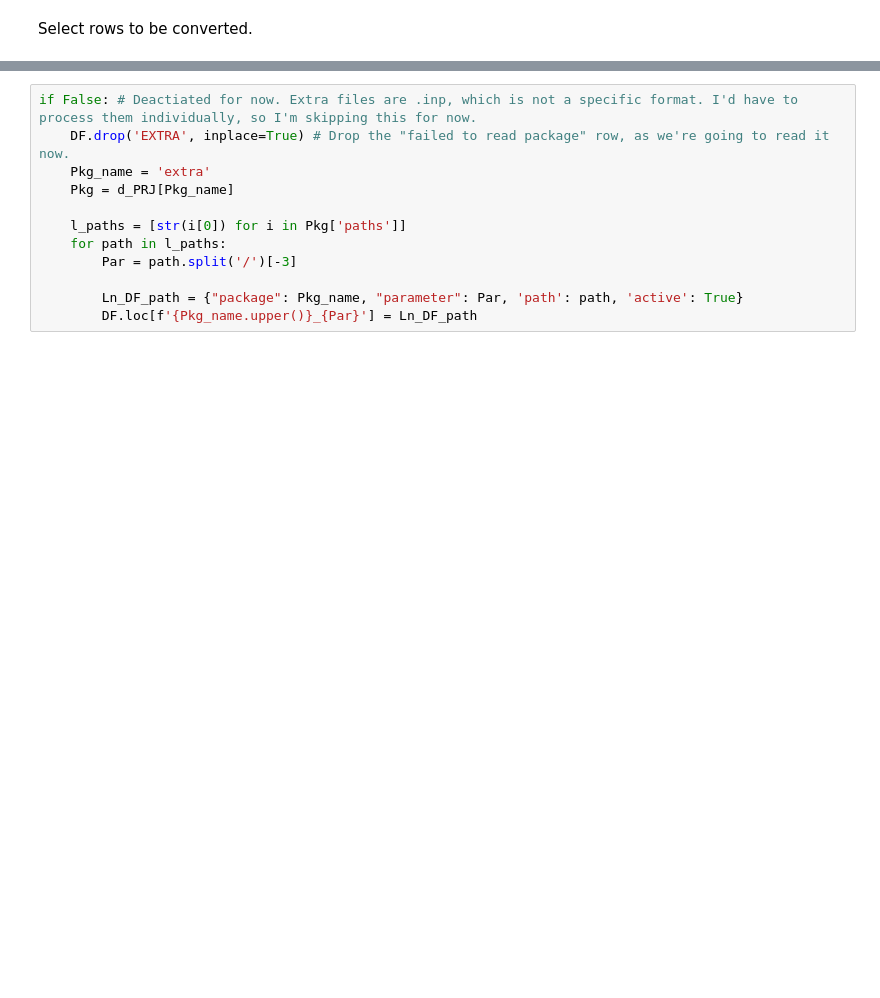
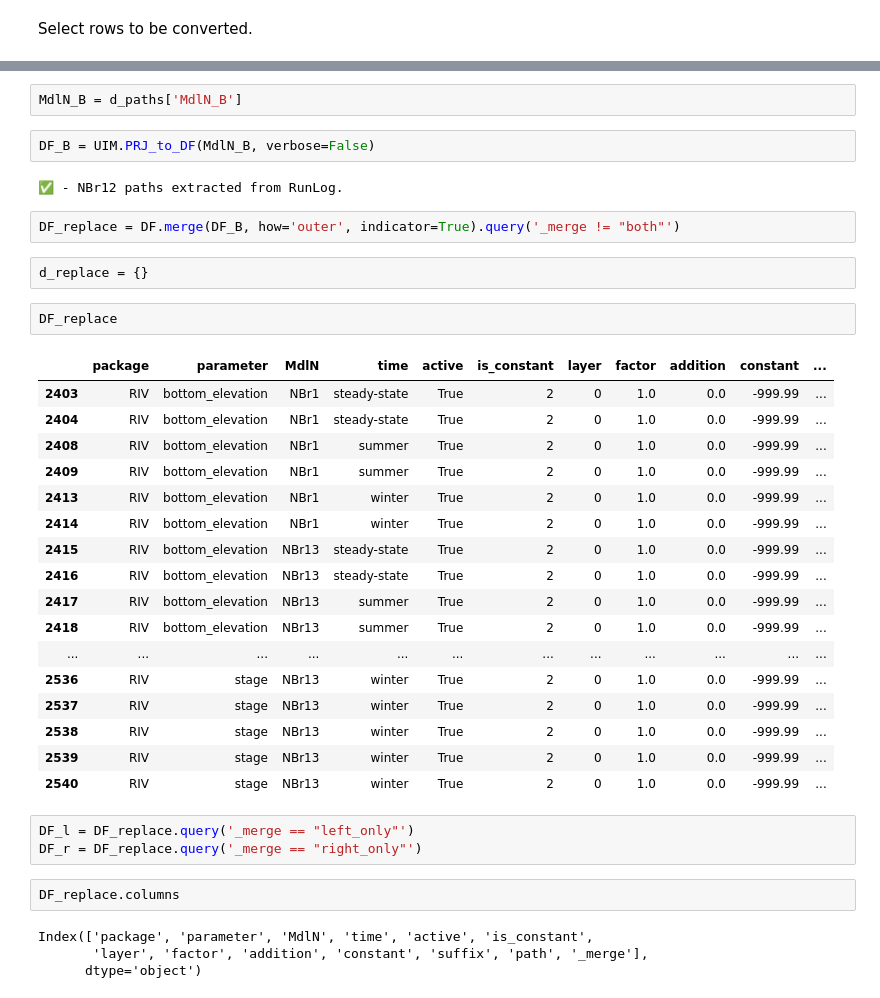
Before and after one commit to Ydrolog/WS_Mdl, a Jupyter notebook: code/PrP/Mdl_In_to_MM/Mdl_In_to_MM_NBr13.ipynb, the cells around one changed output, grey strips where cells are left out. Cells and saved outputs as stored; diff of their text form; blank space fills up the shorter version.

```diff
--- a/code/PrP/Mdl_In_to_MM/Mdl_In_to_MM_NBr13.ipynb
+++ b/code/PrP/Mdl_In_to_MM/Mdl_In_to_MM_NBr13.ipynb
@@ -111,12 +60,39 @@ print(f' {"-"*100}')
-# %%
-if False: # Deactiated for now. Extra files are .inp, which is not a specific format. I'd have to process them individually, so I'm skipping this for now.
-    DF.drop('EXTRA', inplace=True) # Drop the "failed to read package" row, as we're going to read it now.
-    Pkg_name = 'extra'
-    Pkg = d_PRJ[Pkg_name]
-
-    l_paths = [str(i[0]) for i in Pkg['paths']]
-    for path in l_paths:
-        Par = path.split('/')[-3]
-
-        Ln_DF_path = {"package": Pkg_name, "parameter": Par, 'path': path, 'active': True}
-        DF.loc[f'{Pkg_name.upper()}_{Par}'] = Ln_DF_path
+# %%
+MdlN_B = d_paths['MdlN_B']
+# %%
+DF_B = UIM.PRJ_to_DF(MdlN_B, verbose=False)
+# %% [output]
+✅ - NBr12 paths extracted from RunLog.
+# %%
+DF_replace = DF.merge(DF_B, how='outer', indicator=True).query('_merge != "both"')
+# %%
+d_replace = {}
+# %%
+DF_replace
+# %% [output]
+|  | package | parameter | MdlN | time | active | is_constant | layer | factor | addition | constant | ... |
+| 2403 | RIV | bottom_elevation | NBr1 | steady-state | True | 2 | 0 | 1.0 | 0.0 | -999.99 | ... |
+| 2404 | RIV | bottom_elevation | NBr1 | steady-state | True | 2 | 0 | 1.0 | 0.0 | -999.99 | ... |
+| 2408 | RIV | bottom_elevation | NBr1 | summer | True | 2 | 0 | 1.0 | 0.0 | -999.99 | ... |
+| 2409 | RIV | bottom_elevation | NBr1 | summer | True | 2 | 0 | 1.0 | 0.0 | -999.99 | ... |
+| 2413 | RIV | bottom_elevation | NBr1 | winter | True | 2 | 0 | 1.0 | 0.0 | -999.99 | ... |
+| 2414 | RIV | bottom_elevation | NBr1 | winter | True | 2 | 0 | 1.0 | 0.0 | -999.99 | ... |
+| 2415 | RIV | bottom_elevation | NBr13 | steady-state | True | 2 | 0 | 1.0 | 0.0 | -999.99 | ... |
+| 2416 | RIV | bottom_elevation | NBr13 | steady-state | True | 2 | 0 | 1.0 | 0.0 | -999.99 | ... |
+| 2417 | RIV | bottom_elevation | NBr13 | summer | True | 2 | 0 | 1.0 | 0.0 | -999.99 | ... |
+| 2418 | RIV | bottom_elevation | NBr13 | summer | True | 2 | 0 | 1.0 | 0.0 | -999.99 | ... |
+| ... | ... | ... | ... | ... | ... | ... | ... | ... | ... | ... | ... |
+| 2536 | RIV | stage | NBr13 | winter | True | 2 | 0 | 1.0 | 0.0 | -999.99 | ... |
+| 2537 | RIV | stage | NBr13 | winter | True | 2 | 0 | 1.0 | 0.0 | -999.99 | ... |
+| 2538 | RIV | stage | NBr13 | winter | True | 2 | 0 | 1.0 | 0.0 | -999.99 | ... |
+| 2539 | RIV | stage | NBr13 | winter | True | 2 | 0 | 1.0 | 0.0 | -999.99 | ... |
+| 2540 | RIV | stage | NBr13 | winter | True | 2 | 0 | 1.0 | 0.0 | -999.99 | ... |
+# %%
+DF_l = DF_replace.query('_merge == "left_only"')
+DF_r = DF_replace.query('_merge == "right_only"')
+# %%
+DF_replace.columns
+# %% [output]
+Index(['package', 'parameter', 'MdlN', 'time', 'active', 'is_constant',
+       'layer', 'factor', 'addition', 'constant', 'suffix', 'path', '_merge'],
+      dtype='object')
```
Also changed, not shown: parts of 26 cells of this notebook, 12 other files.
